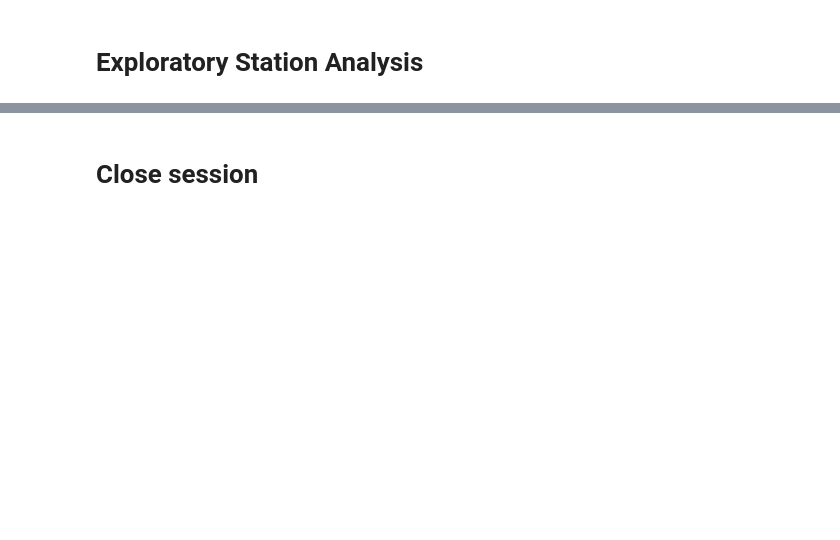
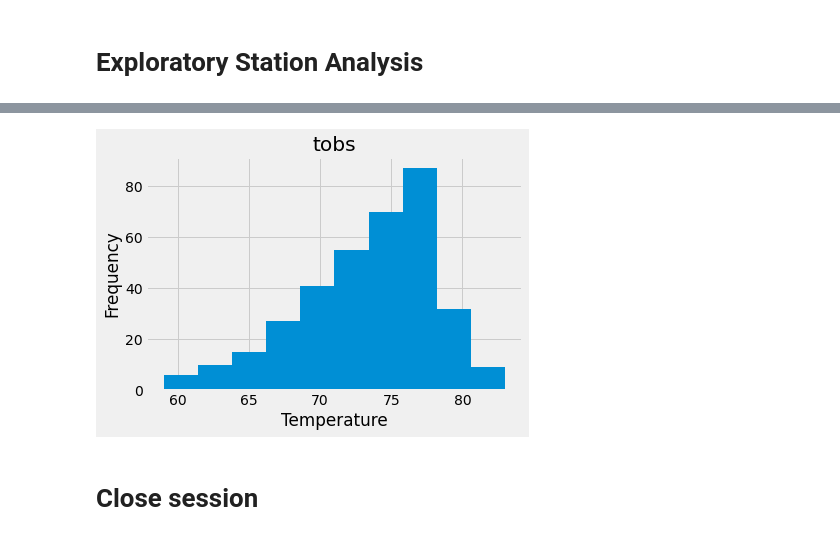
Before and after one commit to Ksheekey/SQLalchemy-challenge, a Jupyter notebook: Instructions/climate_starter.ipynb, the cells around one changed output, grey strips where cells are left out. Saved outputs shown, nothing was run; the diff lists cells and outputs as text; code cells hidden in the pictures; blank space fills up the shorter version.

```diff
--- a/Instructions/climate_starter.ipynb
+++ b/Instructions/climate_starter.ipynb
@@ -124,0 +167,36 @@ final_date.describe()
+# %%
+# Using the most active station id
+# Query the last 12 months of temperature observation data for this station and plot the results as a histogram
+##Querying the last 12 months of temperature observation data for this station
+last_12_mon = pd.read_sql("SELECT * FROM measurement WHERE station = 'USC00519281'", conn)
+
+##query the same data but descending for the for loop
+last_12_mon_desc = pd.read_sql("SELECT * FROM measurement WHERE station = 'USC00519281' ORDER BY date DESC", conn)
+last_12_date = last_12_mon_desc['date']
+
+##find the most recent date
+for s in last_12_date:
+    most_recent_date = s
+    break
+
+##converting the date column to datetime
+##breaking up the date and adding year month and date columns
+last_12_mon['date'] = pd.to_datetime(last_12_mon['date'])
+last_12_mon_df = last_12_mon[['station','date','tobs']]
+last_12_mon_df['year'] = last_12_mon_df['date'].dt.year
+last_12_mon_df['month'] = last_12_mon_df['date'].dt.month
+last_12_mon_df['day'] = last_12_mon_df['date'].dt.day
+last_12_mon_df
+
+##calculating the date for 1 year ago and making it a variable to call
+find_12mon_date = last_12_mon_df.loc[last_12_mon_df['date'] == most_recent_date]
+yr_ago = find_12mon_date['year'].max()
+yr_ago_yr = yr_ago - 1
+yr_ago_mon = find_12mon_date['month'].max()
+yr_ago_day = find_12mon_date['day'].max()
+yr_ago_date = (f"{yr_ago_yr}-{yr_ago_mon}-{yr_ago_day}")
+
+##finding the needed data and columns
+last_12 = last_12_mon_df[(last_12_mon_df['date'] >= yr_ago_date) & (data_info_df['date'] <= most_recent_date)]
+last_12_ndd = last_12[['station','tobs']]
+last_12_ndd
@@ -125,6 +222,11 @@ final_date.describe()
 # %%
-# Using the most active station id
-# Query the last 12 months of temperature observation data for this station and plot the results as a histogram
+#plotting the last 12 months of temperature observation data for this station as a histogram
+last_12_ndd.hist()
+plt.xlabel("Temperature")
+plt.ylabel("Frequency")
+plt.show()
+# %% [output]
+[figure, added]
 # %% [markdown]
 # Close session
 # %%
```
Also changed, not shown: parts of 11 cells of this notebook, 1 other file.
